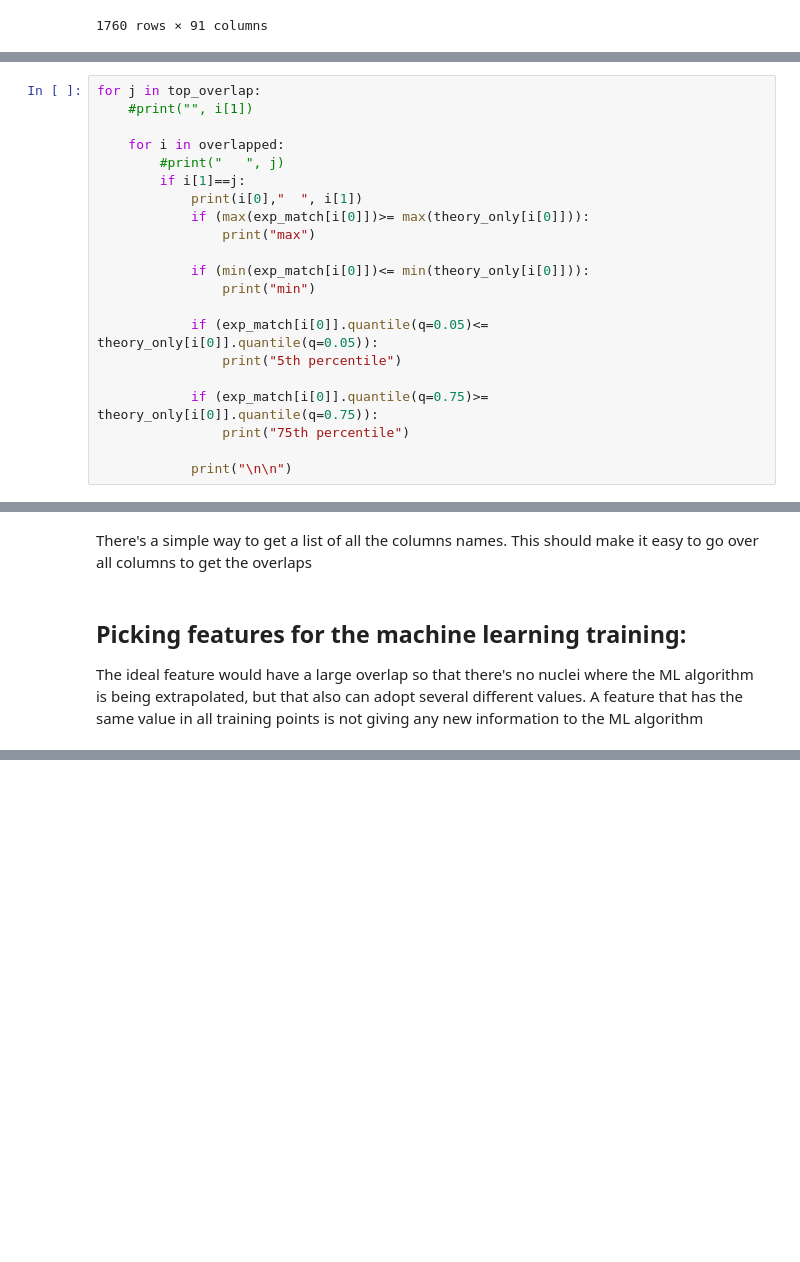
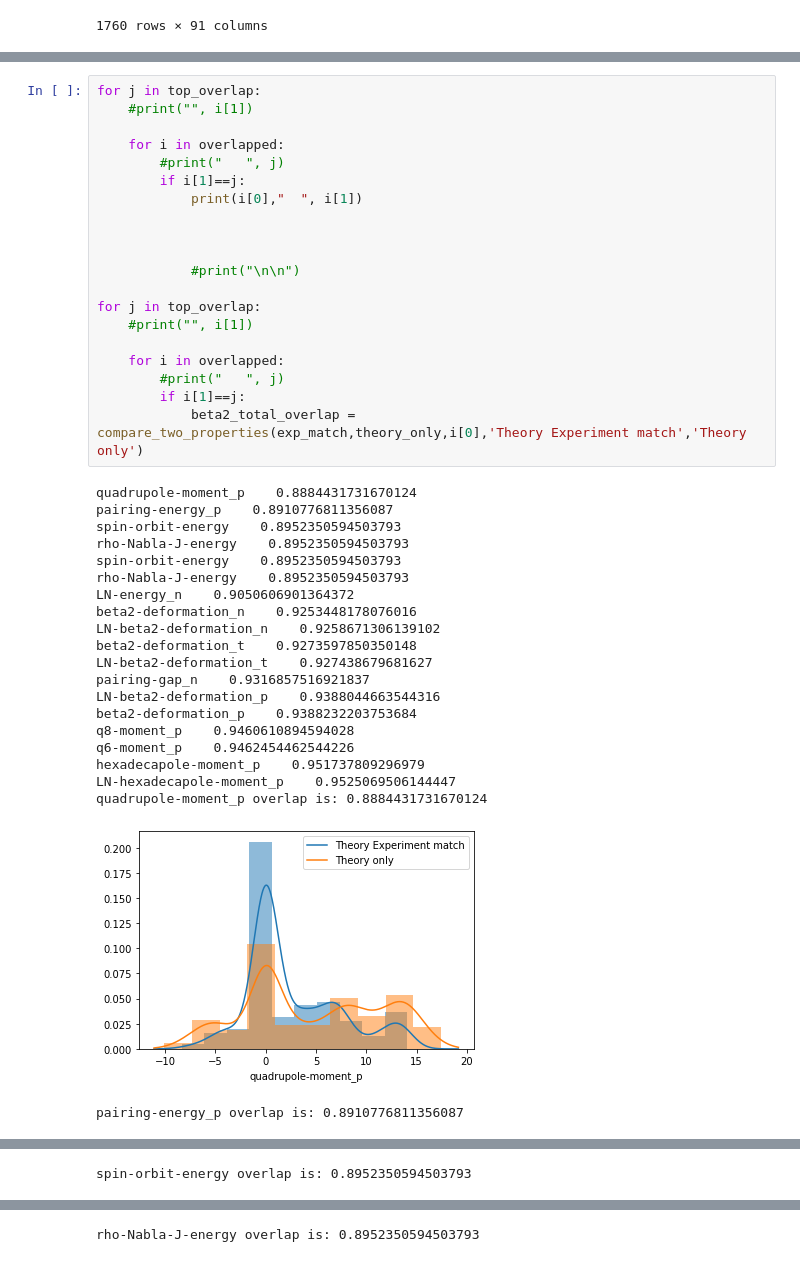
Before and after one commit to MAtthewCrow12/CrowleyDLP, a Jupyter notebook: overlaps_example.ipynb, the cells around one changed output, grey strips where cells are left out. Drawn from its saved outputs; the diff is of its cells as text; blank space fills up the shorter version.

```diff
--- a/overlaps_example.ipynb
+++ b/overlaps_example.ipynb
@@ -418,24 +409,3 @@ ascending_overlap=[0.3048480714591378, 0.3048480714591378, 0.5166740393098871,
        0.9525069506144447, 38.830720514589, 40.893025978290076]
 
 top_overlap=[0.8884431731670124, 0.8910776811356087, 0.8952350594503793,0.8952350594503793, 0.9050606901364372, 0.9253448178076016,0.9258671306139102, 0.9273597850350148, 0.927438679681627,0.9316857516921837, 0.9388044663544316, 0.9388232203753684,0.9460610894594028, 0.9462454462544226, 0.951737809296979,0.9525069506144447,]
-# %%
-for j in top_overlap:
-    #print("", i[1])
-
-    for i in overlapped:
-        #print("   ", j)
-        if i[1]==j:
-            print(i[0],"  ", i[1])
-            if (max(exp_match[i[0]])>= max(theory_only[i[0]])):
-                print("max")
-
-            if (min(exp_match[i[0]])<= min(theory_only[i[0]])):
-                print("min")
-
-            if (exp_match[i[0]].quantile(q=0.05)<= theory_only[i[0]].quantile(q=0.05)):
-                print("5th percentile")
-
-            if (exp_match[i[0]].quantile(q=0.75)>= theory_only[i[0]].quantile(q=0.75)):
-                print("75th percentile")
-
-            print("\n\n")
@@ -460,6 +412,42 @@ LN-hexadecapole-moment_p    0.9525069506144447
-# %% [markdown]
-There's a simple way to get a list of all the columns names. This should make it easy to go over all columns to get the overlaps
-# %% [markdown]
-## Picking features for the machine learning training:
-
-The ideal feature would have a large overlap so that there's no nuclei where the ML algorithm is being extrapolated, but that also can adopt several different values. A feature that has the same value in all training points is not giving any new information to the ML algorithm
+# %%
+for j in top_overlap:
+    #print("", i[1])
+
+    for i in overlapped:
+        #print("   ", j)
+        if i[1]==j:
+            print(i[0],"  ", i[1])
+
+
+
+            #print("\n\n")
+
+for j in top_overlap:
+    #print("", i[1])
+
+    for i in overlapped:
+        #print("   ", j)
+        if i[1]==j:
+            beta2_total_overlap = compare_two_properties(exp_match,theory_only,i[0],'Theory Experiment match','Theory only')
+# %% [output]
+quadrupole-moment_p    0.8884431731670124
+pairing-energy_p    0.8910776811356087
+spin-orbit-energy    0.8952350594503793
+rho-Nabla-J-energy    0.8952350594503793
+spin-orbit-energy    0.8952350594503793
+rho-Nabla-J-energy    0.8952350594503793
+LN-energy_n    0.9050606901364372
+beta2-deformation_n    0.9253448178076016
+LN-beta2-deformation_n    0.9258671306139102
+beta2-deformation_t    0.9273597850350148
+LN-beta2-deformation_t    0.927438679681627
+pairing-gap_n    0.9316857516921837
+LN-beta2-deformation_p    0.9388044663544316
+beta2-deformation_p    0.9388232203753684
+q8-moment_p    0.9460610894594028
+q6-moment_p    0.9462454462544226
+hexadecapole-moment_p    0.951737809296979
+LN-hexadecapole-moment_p    0.9525069506144447
+quadrupole-moment_p overlap is: 0.8884431731670124
+[figure, added]
+pairing-energy_p overlap is: 0.8910776811356087
@@ -465,0 +455 @@ The ideal feature would have a large overlap so that there's no nuclei where the
+spin-orbit-energy overlap is: 0.8952350594503793
@@ -465,0 +457 @@ The ideal feature would have a large overlap so that there's no nuclei where the
+rho-Nabla-J-energy overlap is: 0.8952350594503793
```
Also changed, not shown: parts of 39 cells of this notebook, 2 other files.
